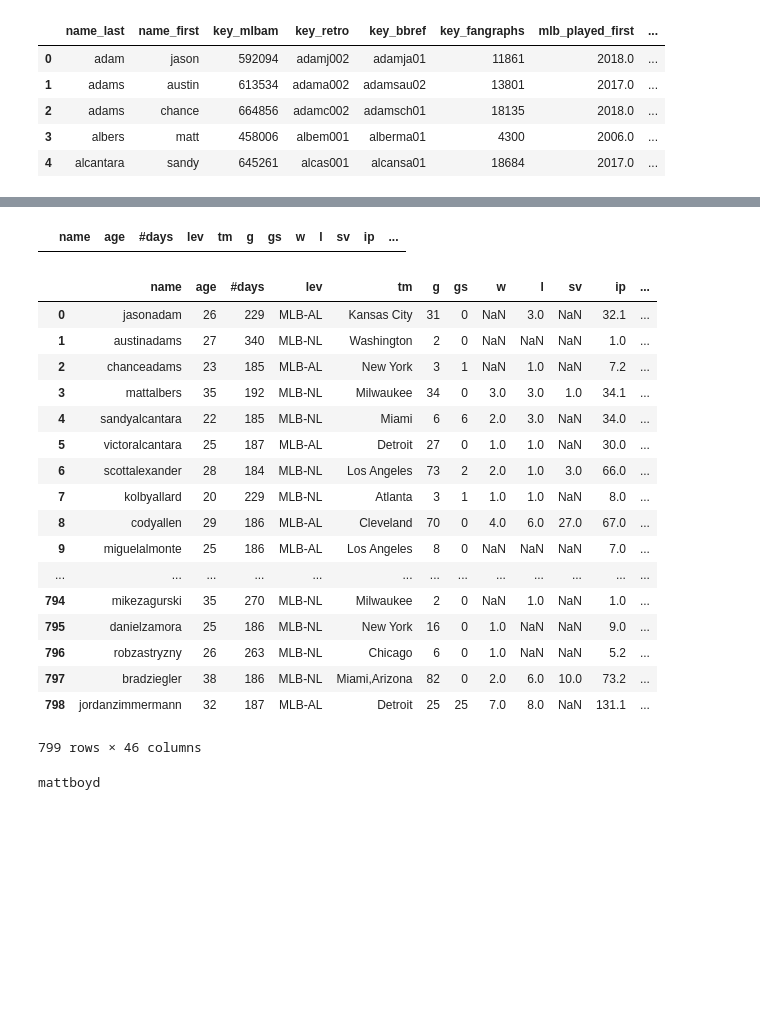
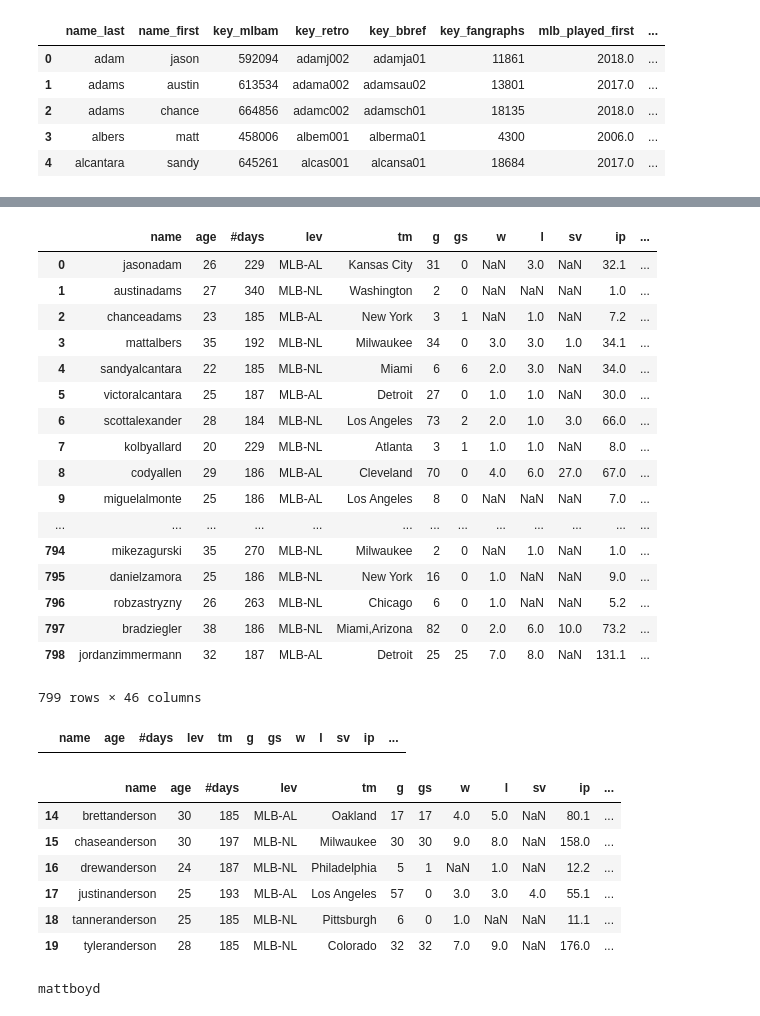
Before and after one commit to t-phill/mlb_injuries, a Jupyter notebook: notebooks/database.ipynb, the cells around one changed output, grey strips where cells are left out. Drawn from its saved outputs; the diff is of its cells as text; code cells hidden in the pictures; blank space fills up the shorter version.

```diff
--- a/notebooks/database.ipynb
+++ b/notebooks/database.ipynb
@@ -187,32 +189,42 @@ ids_sub.head()
 # %%
 x = games_18.merge(ids_sub, on='name', how='outer')
-# x.to_pickle('../pickles/2018_agg_games_ids.pkl')
+
+
+x
+# %% [output]
+|  | name | age | #days | lev | tm | g | gs | w | l | sv | ip | ... |
+| 0 | jasonadam | 26 | 229 | MLB-AL | Kansas City | 31 | 0 | NaN | 3.0 | NaN | 32.1 | ... |
+| 1 | austinadams | 27 | 340 | MLB-NL | Washington | 2 | 0 | NaN | NaN | NaN | 1.0 | ... |
+| 2 | chanceadams | 23 | 185 | MLB-AL | New York | 3 | 1 | NaN | 1.0 | NaN | 7.2 | ... |
+| 3 | mattalbers | 35 | 192 | MLB-NL | Milwaukee | 34 | 0 | 3.0 | 3.0 | 1.0 | 34.1 | ... |
+| 4 | sandyalcantara | 22 | 185 | MLB-NL | Miami | 6 | 6 | 2.0 | 3.0 | NaN | 34.0 | ... |
+| 5 | victoralcantara | 25 | 187 | MLB-AL | Detroit | 27 | 0 | 1.0 | 1.0 | NaN | 30.0 | ... |
+| 6 | scottalexander | 28 | 184 | MLB-NL | Los Angeles | 73 | 2 | 2.0 | 1.0 | 3.0 | 66.0 | ... |
+| 7 | kolbyallard | 20 | 229 | MLB-NL | Atlanta | 3 | 1 | 1.0 | 1.0 | NaN | 8.0 | ... |
+| 8 | codyallen | 29 | 186 | MLB-AL | Cleveland | 70 | 0 | 4.0 | 6.0 | 27.0 | 67.0 | ... |
+| 9 | miguelalmonte | 25 | 186 | MLB-AL | Los Angeles | 8 | 0 | NaN | NaN | NaN | 7.0 | ... |
+| ... | ... | ... | ... | ... | ... | ... | ... | ... | ... | ... | ... | ... |
+| 794 | mikezagurski | 35 | 270 | MLB-NL | Milwaukee | 2 | 0 | NaN | 1.0 | NaN | 1.0 | ... |
+| 795 | danielzamora | 25 | 186 | MLB-NL | New York | 16 | 0 | 1.0 | NaN | NaN | 9.0 | ... |
+| 796 | robzastryzny | 26 | 263 | MLB-NL | Chicago | 6 | 0 | 1.0 | NaN | NaN | 5.2 | ... |
+| 797 | bradziegler | 38 | 186 | MLB-NL | Miami,Arizona | 82 | 0 | 2.0 | 6.0 | 10.0 | 73.2 | ... |
+| 798 | jordanzimmermann | 32 | 187 | MLB-AL | Detroit | 25 | 25 | 7.0 | 8.0 | NaN | 131.1 | ... |
+799 rows × 46 columns
 # %%
 filtered_df = x[x['lev'].isnull()]
 filtered_df.head()
 # %% [output]
 |  | name | age | #days | lev | tm | g | gs | w | l | sv | ip | ... |
-# %%
-x
-# %% [output]
-|  | name | age | #days | lev | tm | g | gs | w | l | sv | ip | ... |
-| 0 | jasonadam | 26 | 229 | MLB-AL | Kansas City | 31 | 0 | NaN | 3.0 | NaN | 32.1 | ... |
-| 1 | austinadams | 27 | 340 | MLB-NL | Washington | 2 | 0 | NaN | NaN | NaN | 1.0 | ... |
-| 2 | chanceadams | 23 | 185 | MLB-AL | New York | 3 | 1 | NaN | 1.0 | NaN | 7.2 | ... |
-| 3 | mattalbers | 35 | 192 | MLB-NL | Milwaukee | 34 | 0 | 3.0 | 3.0 | 1.0 | 34.1 | ... |
-| 4 | sandyalcantara | 22 | 185 | MLB-NL | Miami | 6 | 6 | 2.0 | 3.0 | NaN | 34.0 | ... |
-| 5 | victoralcantara | 25 | 187 | MLB-AL | Detroit | 27 | 0 | 1.0 | 1.0 | NaN | 30.0 | ... |
-| 6 | scottalexander | 28 | 184 | MLB-NL | Los Angeles | 73 | 2 | 2.0 | 1.0 | 3.0 | 66.0 | ... |
-| 7 | kolbyallard | 20 | 229 | MLB-NL | Atlanta | 3 | 1 | 1.0 | 1.0 | NaN | 8.0 | ... |
-| 8 | codyallen | 29 | 186 | MLB-AL | Cleveland | 70 | 0 | 4.0 | 6.0 | 27.0 | 67.0 | ... |
-| 9 | miguelalmonte | 25 | 186 | MLB-AL | Los Angeles | 8 | 0 | NaN | NaN | NaN | 7.0 | ... |
-| ... | ... | ... | ... | ... | ... | ... | ... | ... | ... | ... | ... | ... |
-| 794 | mikezagurski | 35 | 270 | MLB-NL | Milwaukee | 2 | 0 | NaN | 1.0 | NaN | 1.0 | ... |
-| 795 | danielzamora | 25 | 186 | MLB-NL | New York | 16 | 0 | 1.0 | NaN | NaN | 9.0 | ... |
-| 796 | robzastryzny | 26 | 263 | MLB-NL | Chicago | 6 | 0 | 1.0 | NaN | NaN | 5.2 | ... |
-| 797 | bradziegler | 38 | 186 | MLB-NL | Miami,Arizona | 82 | 0 | 2.0 | 6.0 | 10.0 | 73.2 | ... |
-| 798 | jordanzimmermann | 32 | 187 | MLB-AL | Detroit | 25 | 25 | 7.0 | 8.0 | NaN | 131.1 | ... |
-799 rows × 46 columns
+# %%
+x[x['name'].str.contains("anderson")]
+# %% [output]
+|  | name | age | #days | lev | tm | g | gs | w | l | sv | ip | ... |
+| 14 | brettanderson | 30 | 185 | MLB-AL | Oakland | 17 | 17 | 4.0 | 5.0 | NaN | 80.1 | ... |
+| 15 | chaseanderson | 30 | 197 | MLB-NL | Milwaukee | 30 | 30 | 9.0 | 8.0 | NaN | 158.0 | ... |
+| 16 | drewanderson | 24 | 187 | MLB-NL | Philadelphia | 5 | 1 | NaN | 1.0 | NaN | 12.2 | ... |
+| 17 | justinanderson | 25 | 193 | MLB-AL | Los Angeles | 57 | 0 | 3.0 | 3.0 | 4.0 | 55.1 | ... |
+| 18 | tanneranderson | 25 | 185 | MLB-NL | Pittsburgh | 6 | 0 | 1.0 | NaN | NaN | 11.1 | ... |
+| 19 | tyleranderson | 28 | 185 | MLB-NL | Colorado | 32 | 32 | 7.0 | 9.0 | NaN | 176.0 | ... |
 # %%
 for row in filtered_df.iterrows():
 #     ip = row[0]
```
Also changed, not shown: parts of 8 cells of this notebook.
